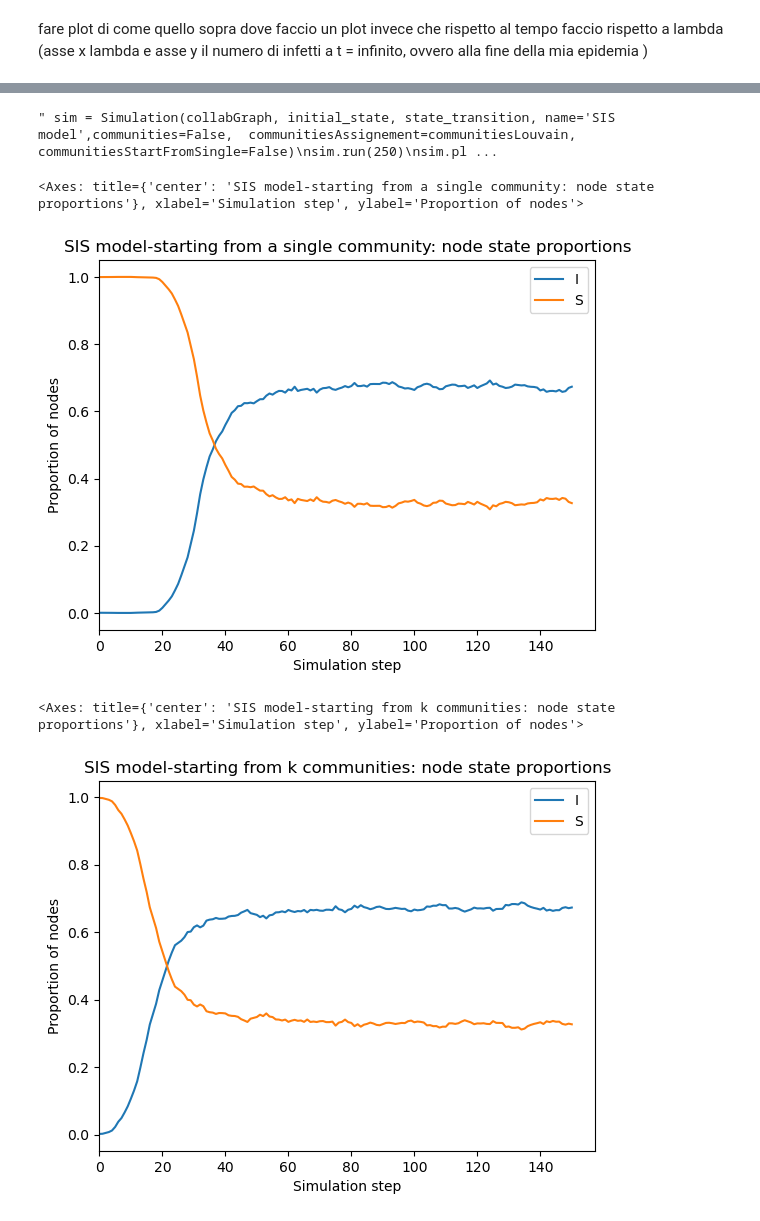
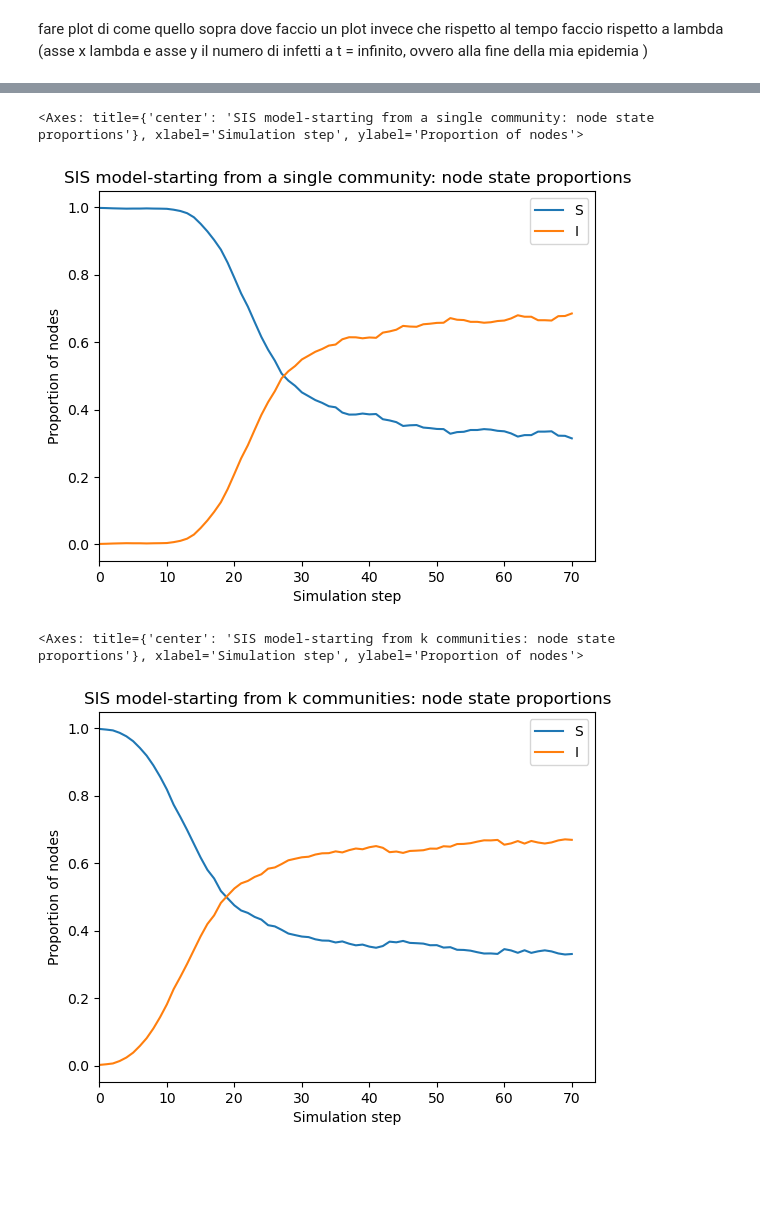
Before and after one commit to marcoSanti/AVRC-lab, a Jupyter notebook: progetto-finale/progetto-santimaria.ipynb, the cells around one changed output, grey strips where cells are left out. Drawn from its saved outputs; the diff is of its cells as text; code cells hidden in the pictures; blank space fills up the shorter version.

```diff
--- a/progetto-finale/progetto-santimaria.ipynb
+++ b/progetto-finale/progetto-santimaria.ipynb
@@ -220,33 +221 @@ from simulation import *
 import random
-# %%
-#PUNTO 1
-def initial_state(G):
-    state = {}
-    for node in G.nodes:
-        state[node] = 'S'
-
-    patient_zero = random.choice(list(G.nodes))
-    state[patient_zero] = 'I'
-    return state
-
-MU = 0.1
-BETA = 0.1
-
-def state_transition(G, current_state):
-    next_state = {}
-    for node in G.nodes:
-        if current_state[node] == 'I':
-            if random.random() < MU:
-                next_state[node] = 'S'
-        else: # current_state[node] == 'S'
-            for neighbor in G.neighbors(node):
-                if current_state[neighbor] == 'I':
-                    if random.random() < BETA:
-                        next_state[node] = 'I'
-
-    return next_state
-
-
-sim = Simulation(collabGraphBiggestConnectedComponent, initial_state, state_transition, name='SIS model')
-sim.run(150)
-sim.plot()
@@ -364,24 +347,22 @@ def state_transition(G, current_state):
                         next_state[node] = 'I'
 
     return next_state
-# %% [output]
-" sim = Simulation(collabGraph, initial_state, state_transition, name='SIS model',communities=False,  communitiesAssignement=communitiesLouvain, communitiesStartFromSingle=False)\nsim.run(250)\nsim.pl ...
 # %%
 
 
 sim1 = Simulation(collabGraphBiggestConnectedComponent, initial_state_communities, state_transition, name='SIS model-starting from a single community',communities=True,  communitiesAssignement=communitiesLouvainAssig[0], communitiesStartFromSingle=True)
-sim1.run(150)
+sim1.run(70)
 sim1.plot()
 # %% [output]
 <Axes: title={'center': 'SIS model-starting from a single community: node state proportions'}, xlabel='Simulation step', ylabel='Proportion of nodes'>
-[figure, old version]
+[figure, new version]
 # %%
 
 
 sim2 = Simulation(collabGraphBiggestConnectedComponent, initial_state_communities, state_transition, name='SIS model-starting from k communities',communities=True,  communitiesAssignement=communitiesLouvainAssig[0], communitiesStartFromSingle=False)
-sim2.run(150)
+sim2.run(70)
 sim2.plot()
 #facendo iniziare in k comm diverse, il modello raggiunge l'endemic state molto prima rispetto a far partire tutti nella stessa community
 # %% [output]
 <Axes: title={'center': 'SIS model-starting from k communities: node state proportions'}, xlabel='Simulation step', ylabel='Proportion of nodes'>
-[figure, old version]
+[figure, new version]
```
Also changed, not shown: parts of 8 cells of this notebook.
